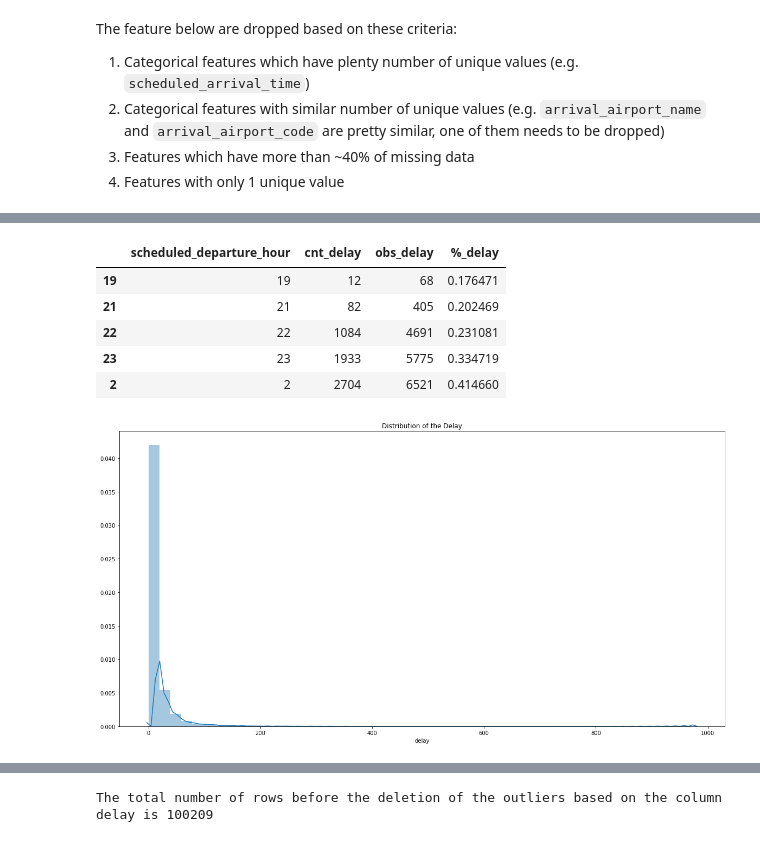
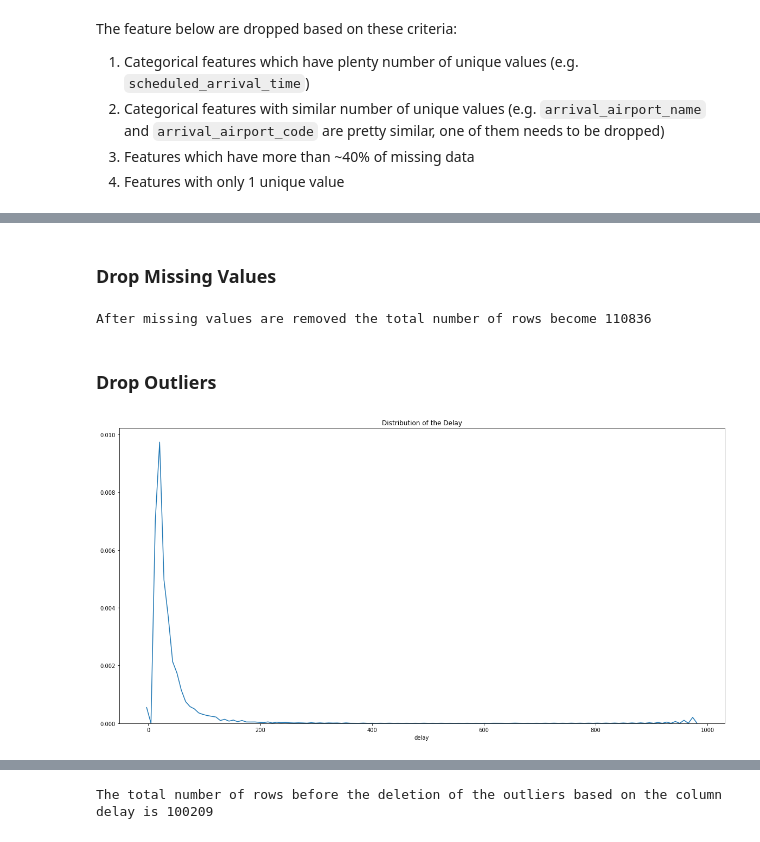
Before and after one commit to arikunco/iykra-dsa-bootcamp, a Jupyter notebook: practice_cases/Practice Case 04 - Predicting Flight Delays.ipynb, the cells around one changed output, grey strips where cells are left out. Drawn from its saved outputs; the diff is of its cells as text; code cells hidden in the pictures.

```diff
--- a/practice_cases/Practice Case 04 - Predicting Flight Delays.ipynb
+++ b/practice_cases/Practice Case 04 - Predicting Flight Delays.ipynb
@@ -349,25 +264,20 @@ plt.show()
-# %%
-cnt_delay_by_airline_df = df.groupby("scheduled_departure_hour").sum()["flag_delay"].reset_index().rename(columns={"flag_delay": "cnt_delay"})
-obs_delay_by_airline_df = df.groupby("scheduled_departure_hour").count()["flag_delay"].reset_index().rename(columns={"flag_delay": "obs_delay"})
-
-delay_by_airline_df = pd.merge(cnt_delay_by_airline_df, obs_delay_by_airline_df,  how='left', left_on=["scheduled_departure_hour"], right_on=["scheduled_departure_hour"])
-delay_by_airline_df["%_delay"] = delay_by_airline_df["cnt_delay"] / delay_by_airline_df["obs_delay"]
-
-delay_by_airline_df.sort_values(by="%_delay").head()
-# %% [output]
-|  | scheduled_departure_hour | cnt_delay | obs_delay | %_delay |
-| 19 | 19 | 12 | 68 | 0.176471 |
-| 21 | 21 | 82 | 405 | 0.202469 |
-| 22 | 22 | 1084 | 4691 | 0.231081 |
-| 23 | 23 | 1933 | 5775 | 0.334719 |
-| 2 | 2 | 2704 | 6521 | 0.414660 |
+# %% [markdown]
+### Drop Missing Values
+# %%
+df = df.dropna()
+# %%
+print(f"After missing values are removed the total number of rows become {df.shape[0]}")
+# %% [output]
+After missing values are removed the total number of rows become 110836
+# %% [markdown]
+### Drop Outliers
 # %%
 plt.figure(figsize=[20, 10])
-sns.distplot(df["delay"])
+sns.distplot(df["delay"], hist=False)
 plt.title("Distribution of the Delay")
 plt.show()
 # %% [output]
-[figure, old version]
+[figure, new version]
 # %%
 print(f"The total number of rows before the deletion of the outliers based on the column delay is {df.shape[0]}")
 # %% [output]
```
Also changed, not shown: parts of 45 cells of this notebook.
